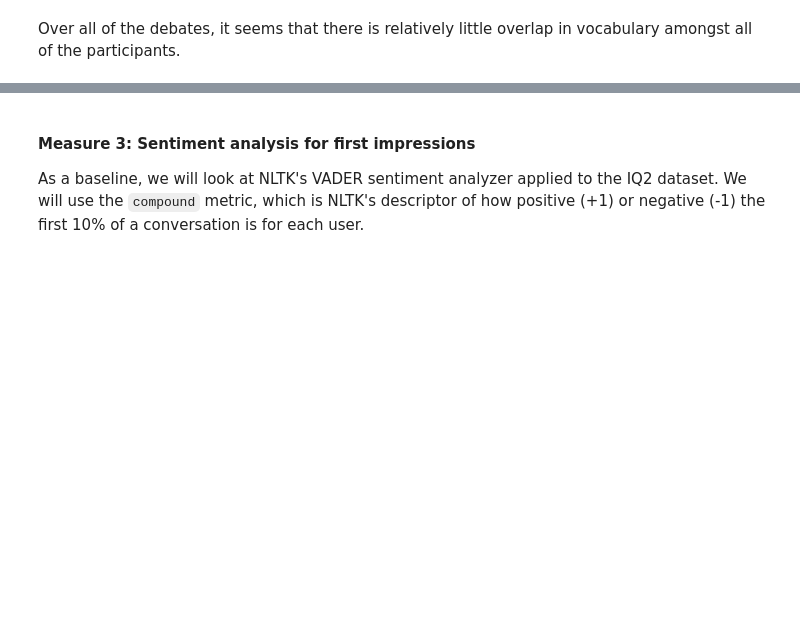
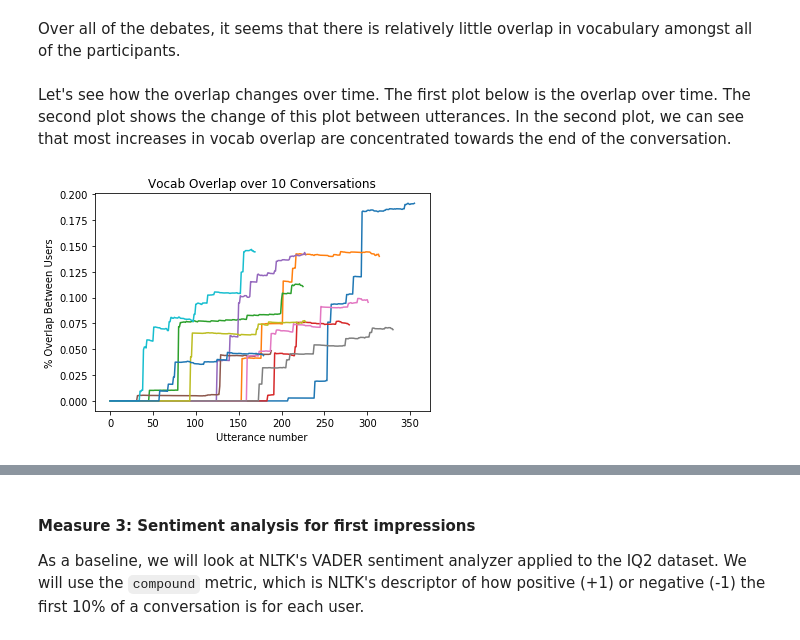
Before and after one commit to Gnome42/Cornell-Conversational-Analysis-Toolkit, a Jupyter notebook: datasets/switchboard-corpus/E3_data_analysis.ipynb, the cells around one changed output, grey strips where cells are left out. Drawn from its saved outputs; the diff is of its cells as text; code cells hidden in the pictures; blank space fills up the shorter version.

```diff
--- a/datasets/switchboard-corpus/E3_data_analysis.ipynb
+++ b/datasets/switchboard-corpus/E3_data_analysis.ipynb
@@ -173,7 +156,7 @@ for c in corpus.conversations:
             statement_balances.append(corpus.utterances[u].meta['statement_balance'])
 
     # Split up the statements to different parts of the conversation
-    split = round(0.1*len(statement_balances))
+    split = round(0.2*len(statement_balances))
 
     beginning = statement_balances[:split]
     rest = statement_balances[split:]
@@ -181,6 +164,6 @@ for c in corpus.conversations:
     beg_balance.append(sum(beginning)/len(beginning))
     rest_balance.append(sum(rest)/len(rest))
 
-print('The average balance of the first 10% of the conversation is:', sum(beg_balance)/len(beg_balance))
+print('The average balance of the first 20% of the conversation is:', sum(beg_balance)/len(beg_balance))
 print('The average balance of the rest of the conversation is:', sum(rest_balance)/len(rest_balance))
 # %% [output]
@@ -268,0 +250,22 @@ Over all of the debates, it seems that there is relatively little overlap in voc
+# %% [markdown]
+Let's see how the overlap changes over time. The first plot below is the overlap over time. The second plot shows the change of this plot between utterances. In the second plot, we can see that most increases in vocab overlap are concentrated towards the end of the conversation.
+# %%
+# Utterance-level overlap is the vocab overlap from the start until that
+# utterance in the conversation (strictly increasing).
+
+for i, c in enumerate(corpus.conversations):
+    utt_list = corpus.conversations[c]._utterance_ids
+
+    overlap = []
+    for u in utt_list:
+        overlap.append(corpus.utterances[u].meta['vocabulary_overlap']['ratio'])
+
+    plt.plot(np.arange(len(overlap)), overlap)
+    plt.title('Vocab Overlap over 10 Conversations')
+    plt.xlabel('Utterance number')
+    plt.ylabel('% Overlap Between Users')
+
+    if i == 10:
+        break
+# %% [output]
+[figure, added]
```
Also changed, not shown: parts of 19 cells of this notebook.
